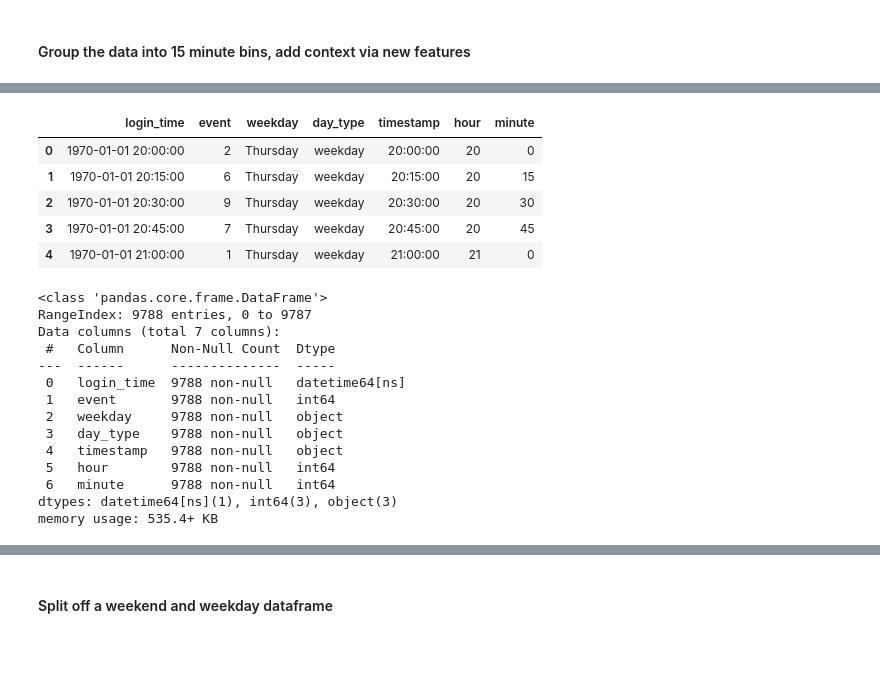
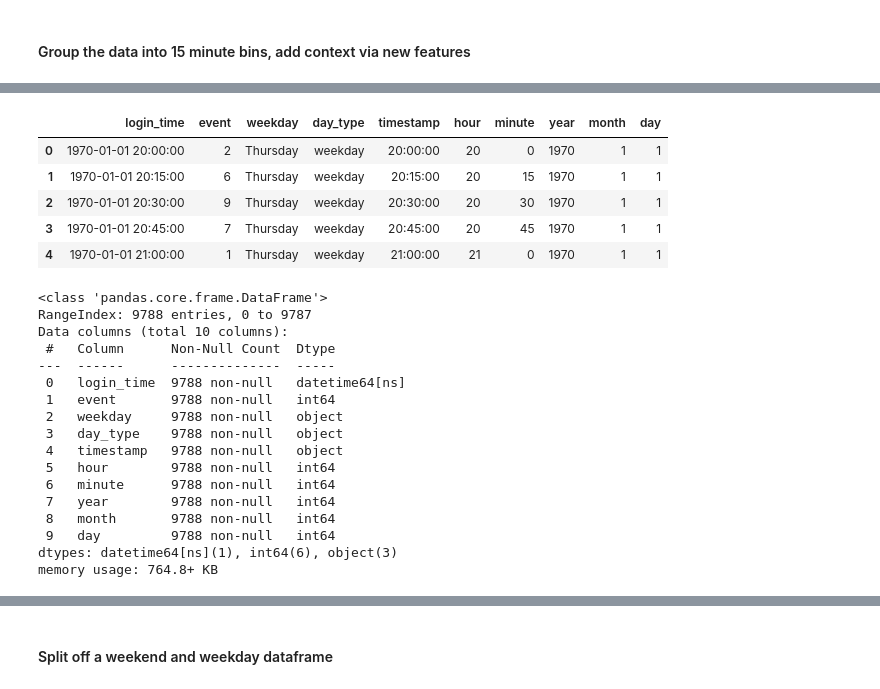
Before and after one commit to mrpalazz/ultimate-tech-inc-data-challenge, a Jupyter notebook: 02.01-data-wrangling.ipynb, the cells around one changed output, grey strips where cells are left out. Cells and saved outputs as stored; diff of their text form; code cells hidden in the pictures; blank space fills up the shorter version.

```diff
--- a/02.01-data-wrangling.ipynb
+++ b/02.01-data-wrangling.ipynb
@@ -34,33 +38,36 @@ sorted_logins.head()
 # %%
 grouped_logins = sorted_logins.resample('15T').sum()
 #grouped_logins = sorted_logins.resample("15min", on="login_time").count()
 grouped_logins.head()
 grouped_logins= grouped_logins.reset_index()
 grouped_logins['weekday'] = grouped_logins['login_time'].apply(lambda stamp : stamp.day_name())
 grouped_logins.weekday.unique()
 day_type_map = np.where((grouped_logins.weekday == 'Saturday')|(grouped_logins.weekday == 'Sunday'),
     'weekend', 'weekday')
 grouped_logins['day_type'] = day_type_map
 
 #extract the hour and minute into a separate dataframe column
 grouped_logins['timestamp'] = grouped_logins.login_time.apply(lambda login: login.time())
 grouped_logins['hour']      = grouped_logins.timestamp.apply(lambda x: x.hour)
 grouped_logins['minute']    = grouped_logins.timestamp.apply(lambda x: x.minute)
+grouped_logins['year']      = grouped_logins.login_time.apply(lambda x: x.year)
+grouped_logins['month']     = grouped_logins.login_time.apply(lambda x: x.month)
+grouped_logins['day']       = grouped_logins.login_time.apply(lambda x: x.day)
 
 grouped_logins.head()
 # %% [output]
-|  | login_time | event | weekday | day_type | timestamp | hour | minute |
-| 0 | 1970-01-01 20:00:00 | 2 | Thursday | weekday | 20:00:00 | 20 | 0 |
-| 1 | 1970-01-01 20:15:00 | 6 | Thursday | weekday | 20:15:00 | 20 | 15 |
-| 2 | 1970-01-01 20:30:00 | 9 | Thursday | weekday | 20:30:00 | 20 | 30 |
-| 3 | 1970-01-01 20:45:00 | 7 | Thursday | weekday | 20:45:00 | 20 | 45 |
-| 4 | 1970-01-01 21:00:00 | 1 | Thursday | weekday | 21:00:00 | 21 | 0 |
+|  | login_time | event | weekday | day_type | timestamp | hour | minute | year | month | day |
+| 0 | 1970-01-01 20:00:00 | 2 | Thursday | weekday | 20:00:00 | 20 | 0 | 1970 | 1 | 1 |
+| 1 | 1970-01-01 20:15:00 | 6 | Thursday | weekday | 20:15:00 | 20 | 15 | 1970 | 1 | 1 |
+| 2 | 1970-01-01 20:30:00 | 9 | Thursday | weekday | 20:30:00 | 20 | 30 | 1970 | 1 | 1 |
+| 3 | 1970-01-01 20:45:00 | 7 | Thursday | weekday | 20:45:00 | 20 | 45 | 1970 | 1 | 1 |
+| 4 | 1970-01-01 21:00:00 | 1 | Thursday | weekday | 21:00:00 | 21 | 0 | 1970 | 1 | 1 |
 # %%
 grouped_logins.info()
 # %% [output]
 <class 'pandas.core.frame.DataFrame'>
 RangeIndex: 9788 entries, 0 to 9787
-Data columns (total 7 columns):
+Data columns (total 10 columns):
  #   Column      Non-Null Count  Dtype
 ---  ------      --------------  -----
  0   login_time  9788 non-null   datetime64[ns]
@@ -70,5 +77,8 @@ Data columns (total 7 columns):
  4   timestamp   9788 non-null   object
  5   hour        9788 non-null   int64
  6   minute      9788 non-null   int64
-dtypes: datetime64[ns](1), int64(3), object(3)
-memory usage: 535.4+ KB
+ 7   year        9788 non-null   int64
+ 8   month       9788 non-null   int64
+ 9   day         9788 non-null   int64
+dtypes: datetime64[ns](1), int64(6), object(3)
+memory usage: 764.8+ KB
```
Also changed, not shown: parts of 7 cells of this notebook, 2 other files.
